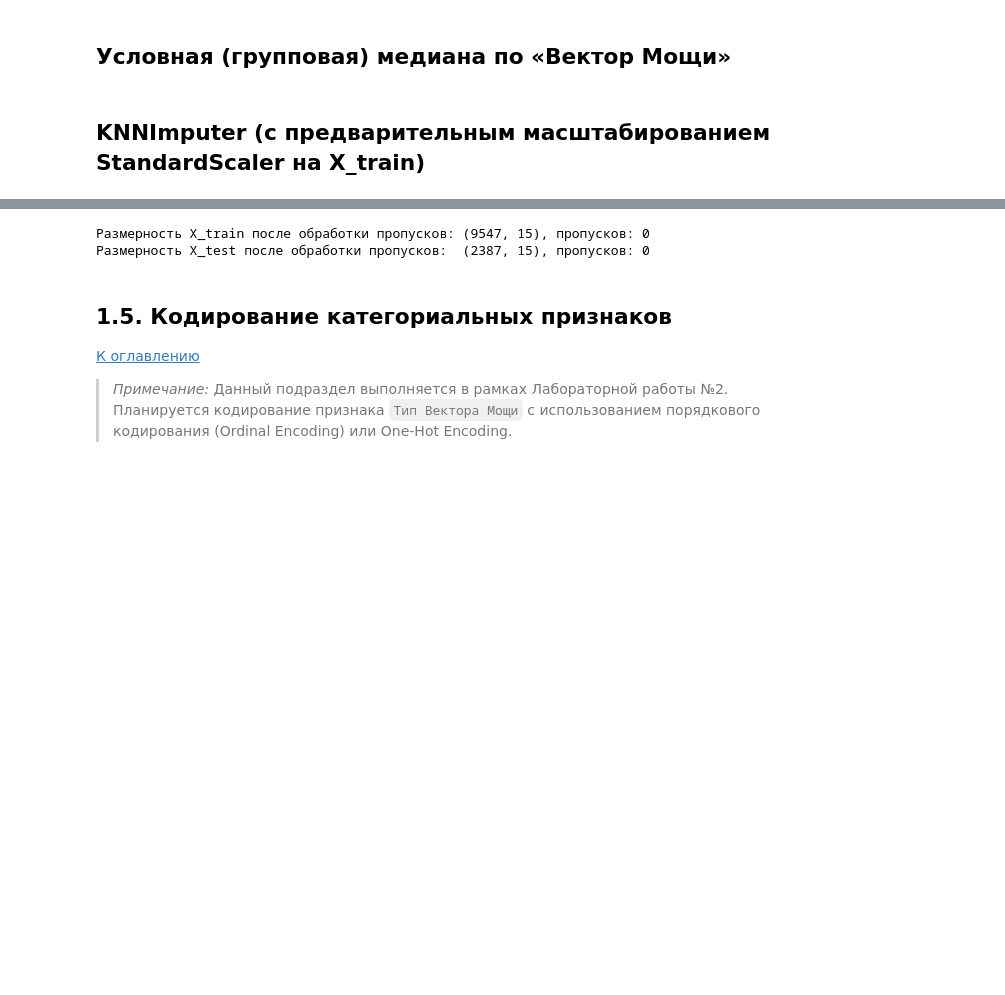
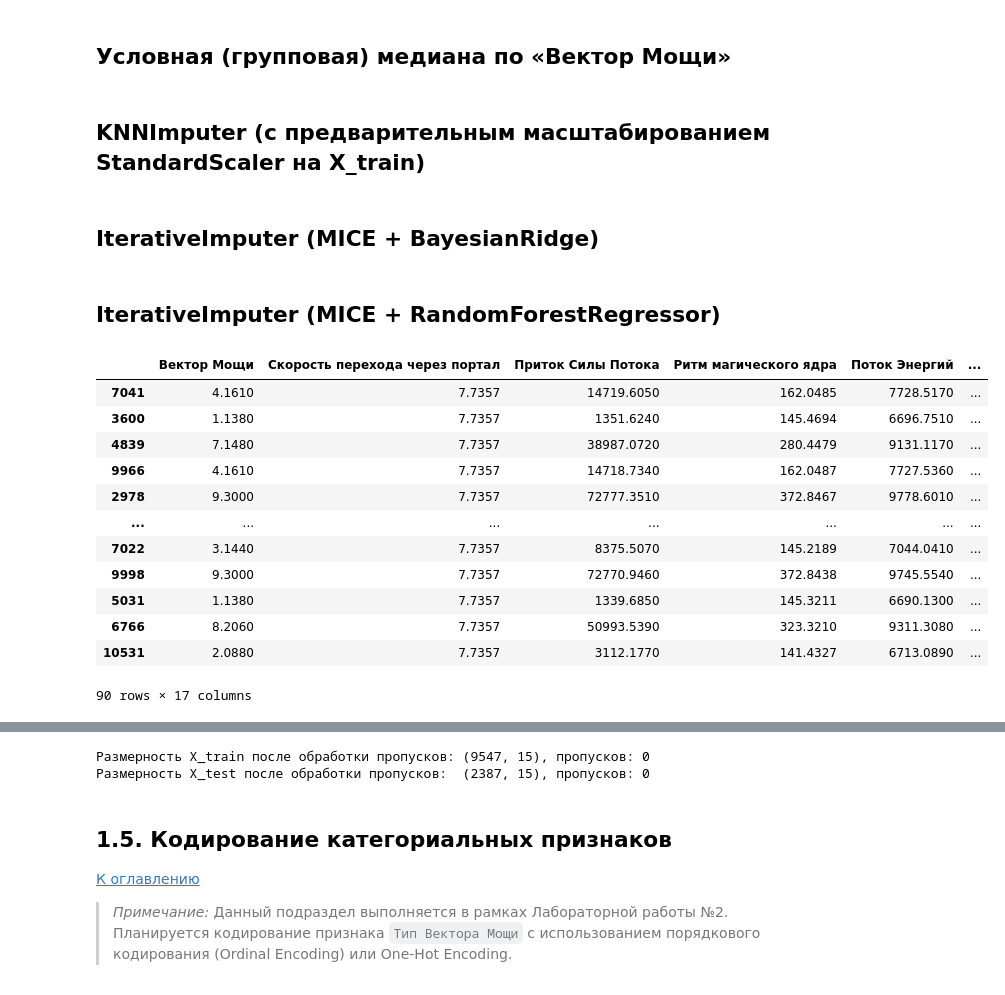
Before and after one commit to viacheslavdevelop/praktikum, a Jupyter notebook: Lab2/Lab2.ipynb, the cells around one changed output, grey strips where cells are left out. Cells and saved outputs as stored; diff of their text form; code cells hidden in the pictures; blank space fills up the shorter version.

```diff
--- a/Lab2/Lab2.ipynb
+++ b/Lab2/Lab2.ipynb
@@ -624,0 +618,2 @@ mice_rf = IterativeImputer(
+# %% [markdown]
+## IterativeImputer (MICE + BayesianRidge)
@@ -624,0 +624,2 @@ mice_rf = IterativeImputer(
+# %% [markdown]
+## IterativeImputer (MICE + RandomForestRegressor)
@@ -625 +641,17 @@ mice_rf = IterativeImputer(
+# %%
+pd.DataFrame(imp_mean.transform(X_val_masked), columns=num_cols, index=val_idx)
+# %% [output]
+|  | Вектор Мощи | Скорость перехода через портал | Приток Силы Потока | Ритм магического ядра | Поток Энергий | ... |
+| 7041 | 4.1610 | 7.7357 | 14719.6050 | 162.0485 | 7728.5170 | ... |
+| 3600 | 1.1380 | 7.7357 | 1351.6240 | 145.4694 | 6696.7510 | ... |
+| 4839 | 7.1480 | 7.7357 | 38987.0720 | 280.4479 | 9131.1170 | ... |
+| 9966 | 4.1610 | 7.7357 | 14718.7340 | 162.0487 | 7727.5360 | ... |
+| 2978 | 9.3000 | 7.7357 | 72777.3510 | 372.8467 | 9778.6010 | ... |
+| ... | ... | ... | ... | ... | ... | ... |
+| 7022 | 3.1440 | 7.7357 | 8375.5070 | 145.2189 | 7044.0410 | ... |
+| 9998 | 9.3000 | 7.7357 | 72770.9460 | 372.8438 | 9745.5540 | ... |
+| 5031 | 1.1380 | 7.7357 | 1339.6850 | 145.3211 | 6690.1300 | ... |
+| 6766 | 8.2060 | 7.7357 | 50993.5390 | 323.3210 | 9311.3080 | ... |
+| 10531 | 2.0880 | 7.7357 | 3112.1770 | 141.4327 | 6713.0890 | ... |
+90 rows × 17 columns
 # %%
```
Also changed, not shown: parts of 21 cells of this notebook, 1 other file.
